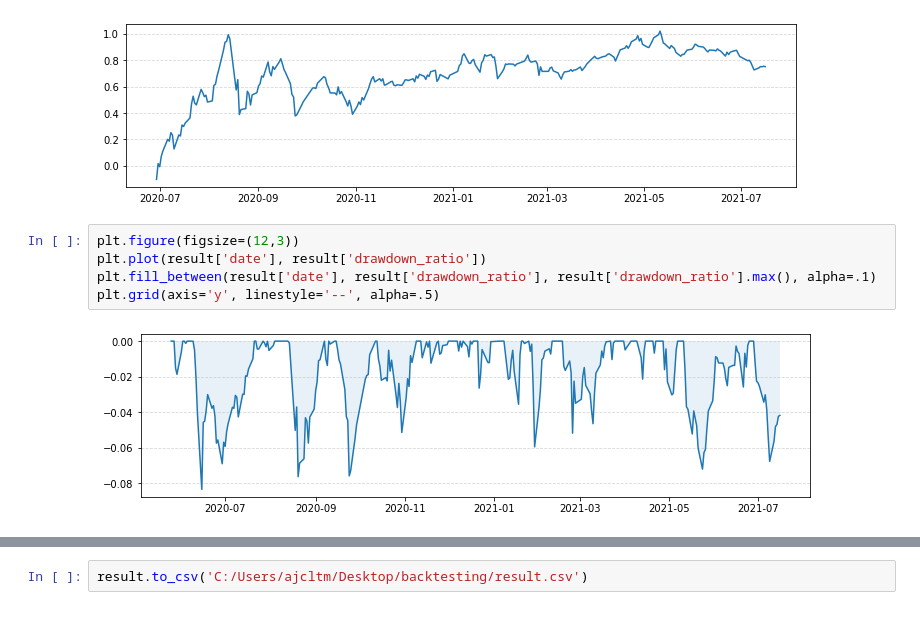
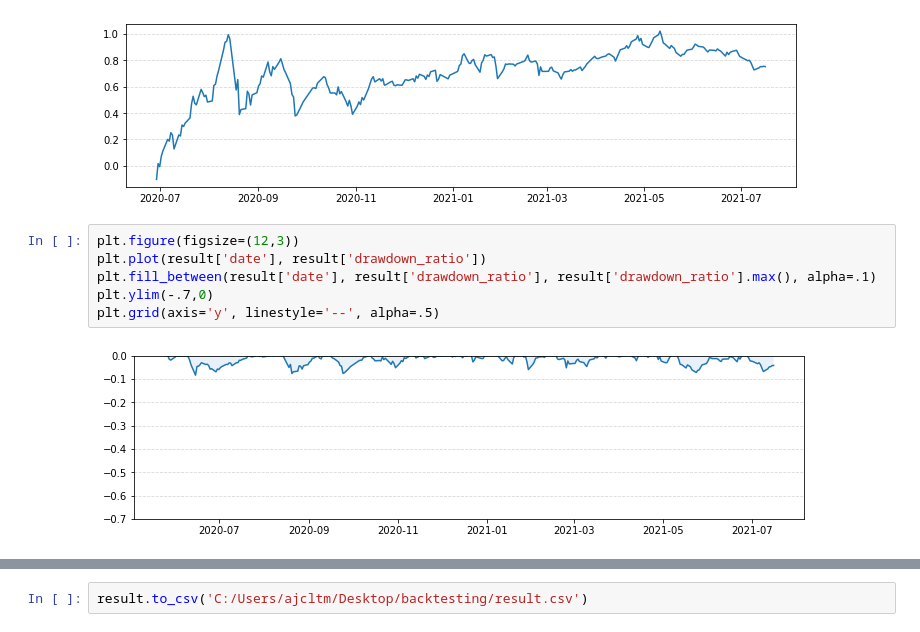
Before and after one commit to ajcltm/BackTesting, a Jupyter notebook: quality_value(7.18).ipynb, the cells around one changed output, grey strips where cells are left out. Saved outputs shown, nothing was run; the diff lists cells and outputs as text.

```diff
--- a/quality_value(7.18).ipynb
+++ b/quality_value(7.18).ipynb
@@ -141,7 +164,8 @@ plt.grid(axis='y', linestyle='--', alpha=.5)
 # %%
 plt.figure(figsize=(12,3))
 plt.plot(result['date'], result['drawdown_ratio'])
 plt.fill_between(result['date'], result['drawdown_ratio'], result['drawdown_ratio'].max(), alpha=.1)
+plt.ylim(-.7,0)
 plt.grid(axis='y', linestyle='--', alpha=.5)
 # %% [output]
-[figure, old version]
+[figure, new version]
```
Also changed, not shown: parts of 6 cells of this notebook, 1 other file.
